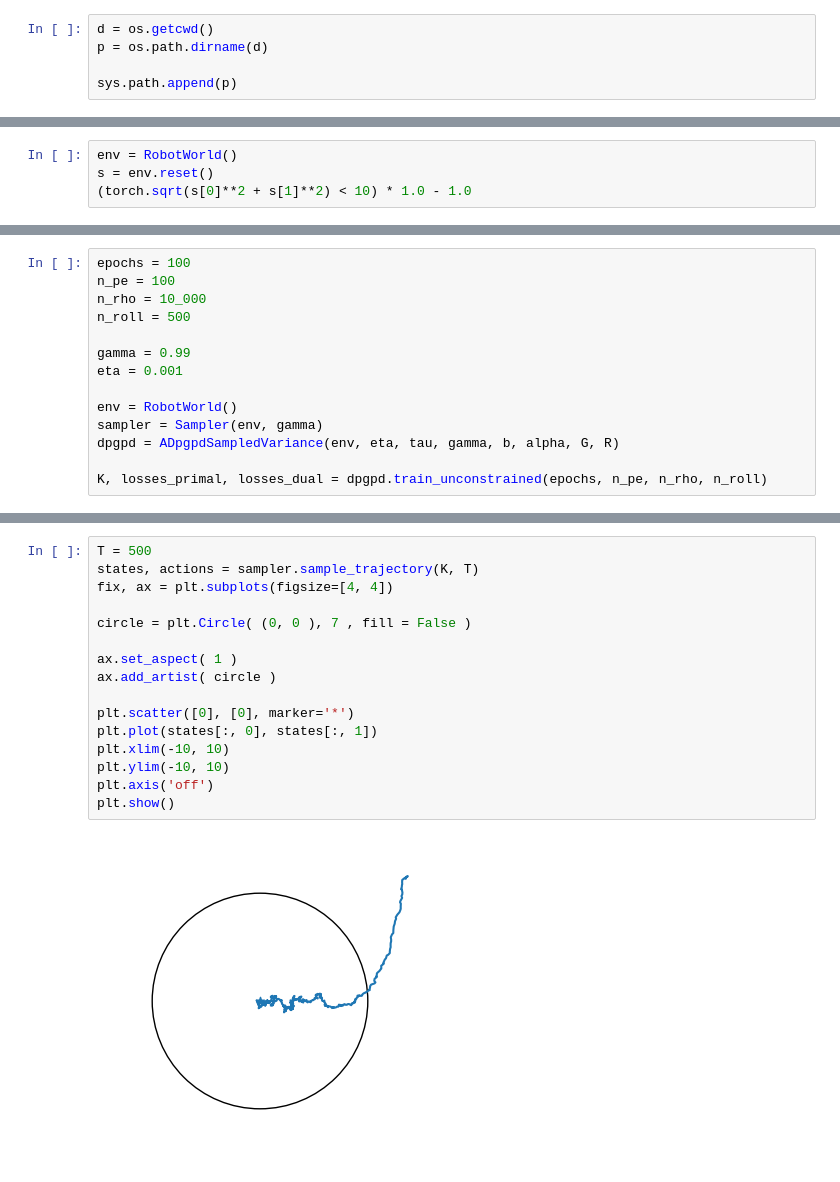
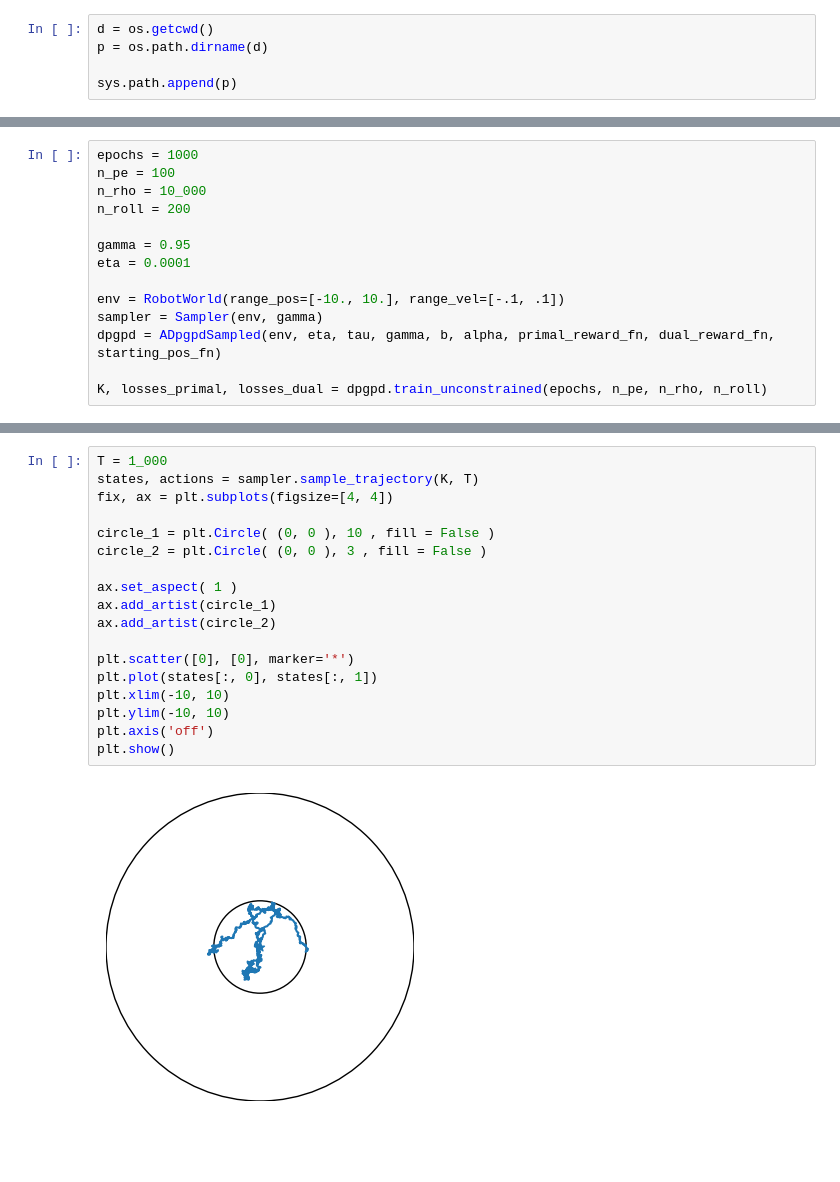
Before and after one commit to sergiorozada12/d-pg-pd, a Jupyter notebook: experiments/EXP8_ring_comparison.ipynb, the cells around one changed output, grey strips where cells are left out. Cells and saved outputs as stored; diff of their text form; blank space fills up the shorter version.

```diff
--- a/experiments/EXP8_ring_comparison.ipynb
+++ b/experiments/EXP8_ring_comparison.ipynb
@@ -99,4 +15,0 @@ class RobotWorld:
-# %%
-env = RobotWorld()
-s = env.reset()
-(torch.sqrt(s[0]**2 + s[1]**2) < 10) * 1.0 - 1.0
@@ -330,15 +64,15 @@ R =  - torch.tensor([
 # %%
-epochs = 100
+epochs = 1000
 n_pe = 100
 n_rho = 10_000
-n_roll = 500
+n_roll = 200
 
-gamma = 0.99
-eta = 0.001
+gamma = 0.95
+eta = 0.0001
 
-env = RobotWorld()
+env = RobotWorld(range_pos=[-10., 10.], range_vel=[-.1, .1])
 sampler = Sampler(env, gamma)
-dpgpd = ADpgpdSampledVariance(env, eta, tau, gamma, b, alpha, G, R)
+dpgpd = ADpgpdSampled(env, eta, tau, gamma, b, alpha, primal_reward_fn, dual_reward_fn, starting_pos_fn)
 
 K, losses_primal, losses_dual = dpgpd.train_unconstrained(epochs, n_pe, n_rho, n_roll)
 # %% [output]
@@ -356,19 +90,21 @@ plt.show()
 # %%
-T = 500
+T = 1_000
 states, actions = sampler.sample_trajectory(K, T)
 fix, ax = plt.subplots(figsize=[4, 4])
 
-circle = plt.Circle( (0, 0 ), 7 , fill = False )
+circle_1 = plt.Circle( (0, 0 ), 10 , fill = False )
+circle_2 = plt.Circle( (0, 0 ), 3 , fill = False )
 
 ax.set_aspect( 1 )
-ax.add_artist( circle )
+ax.add_artist(circle_1)
+ax.add_artist(circle_2)
 
 plt.scatter([0], [0], marker='*')
 plt.plot(states[:, 0], states[:, 1])
 plt.xlim(-10, 10)
 plt.ylim(-10, 10)
 plt.axis('off')
 plt.show()
 # %% [output]
-[figure, old version]
+[figure, new version]
 # %%
```
Also changed, not shown: parts of 13 cells of this notebook, 10 other files.
